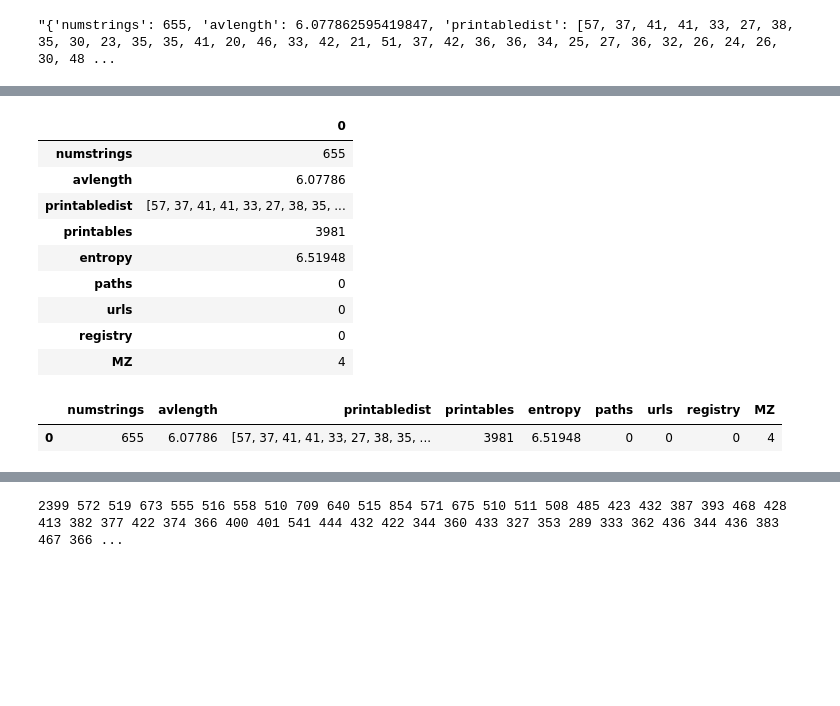
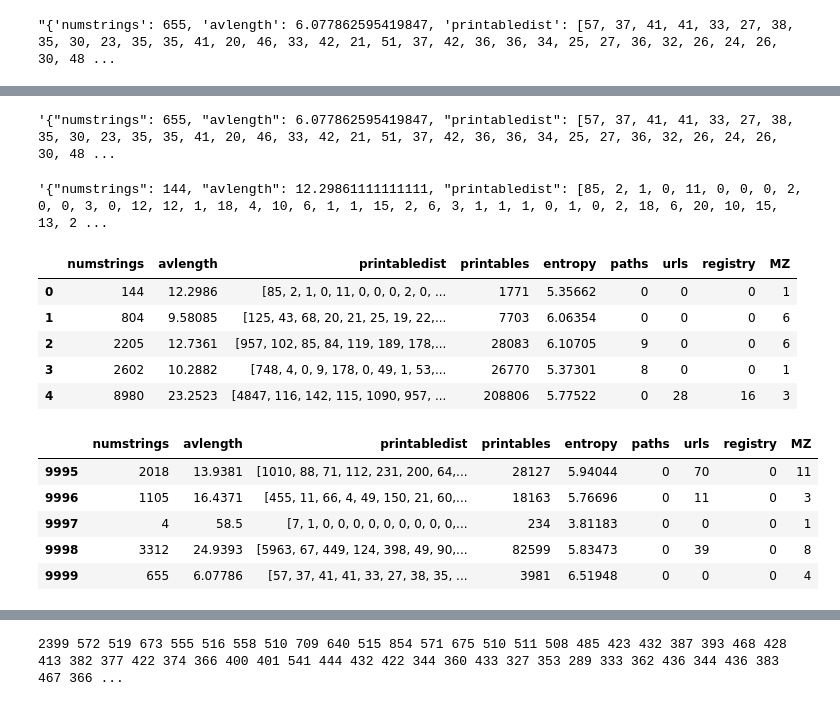
Before and after one commit to Hoseo-IELab/Hoseo_AI_Competition, a Jupyter notebook: Acc100.ipynb, the cells around one changed output, grey strips where cells are left out. Saved outputs shown, nothing was run; the diff lists cells and outputs as text; code cells hidden in the pictures; blank space fills up the shorter version.

Commit message:
complete processing Feature_Group_C

```diff
--- a/Acc100.ipynb
+++ b/Acc100.ipynb
@@ -130,7 +109,0 @@ abcd2
-# %%
-characters = "\'"
-
-for x in range(len(characters)):
-    abcd2 = abcd2.replace(characters[x],"\"")
-
-print(abcd2)
@@ -139,2 +109,0 @@ print(abcd2)
-# %%
-json.loads(abcd2)
@@ -159,2 +109,0 @@ json.loads(abcd2)
-# %%
-abcd3 = json.loads(abcd2)
@@ -163,18 +110,35 @@ abcd4 = pd.DataFrame.from_dict(abcd3, orient='index')
-# %%
-abcd4
-# %% [output]
-|  | 0 |
-| numstrings | 655 |
-| avlength | 6.07786 |
-| printabledist | [57, 37, 41, 41, 33, 27, 38, 35, ... |
-| printables | 3981 |
-| entropy | 6.51948 |
-| paths | 0 |
-| urls | 0 |
-| registry | 0 |
-| MZ | 4 |
-# %%
-abcd4.T
-# %% [output]
-|  | numstrings | avlength | printabledist | printables | entropy | paths | urls | registry | MZ |
-| 0 | 655 | 6.07786 | [57, 37, 41, 41, 33, 27, 38, 35, ... | 3981 | 6.51948 | 0 | 0 | 0 | 4 |
+# %%
+modify_feature_group_C[0]
+# %% [output]
+'{"numstrings": 655, "avlength": 6.077862595419847, "printabledist": [57, 37, 41, 41, 33, 27, 38, 35, 30, 23, 35, 35, 41, 20, 46, 33, 42, 21, 51, 37, 42, 36, 36, 34, 25, 27, 36, 32, 26, 24, 26, 30, 48 ...
+# %%
+modify_feature_group_C[9999]
+# %% [output]
+'{"numstrings": 144, "avlength": 12.29861111111111, "printabledist": [85, 2, 1, 0, 11, 0, 0, 0, 2, 0, 0, 3, 0, 12, 12, 1, 18, 4, 10, 6, 1, 1, 15, 2, 6, 3, 1, 1, 1, 0, 1, 0, 2, 18, 6, 20, 10, 15, 13, 2 ...
+# %%
+feature_group_c_df = pd.DataFrame(columns=['numstrings','avlength','printabledist','printables','entropy','paths','urls',
+                                           'registry','MZ'])
+
+for x in range(len(modify_feature_group_C)):
+    temp = json.loads(modify_feature_group_C[x])
+    temp2 = pd.DataFrame.from_dict(temp, orient='index')
+    temp2 = temp2.T
+    feature_group_c_df = pd.concat([temp2, feature_group_c_df], ignore_index=True)
+# %%
+feature_group_c_df.head()
+# %% [output]
+|  | numstrings | avlength | printabledist | printables | entropy | paths | urls | registry | MZ |
+| 0 | 144 | 12.2986 | [85, 2, 1, 0, 11, 0, 0, 0, 2, 0, ... | 1771 | 5.35662 | 0 | 0 | 0 | 1 |
+| 1 | 804 | 9.58085 | [125, 43, 68, 20, 21, 25, 19, 22,... | 7703 | 6.06354 | 0 | 0 | 0 | 6 |
+| 2 | 2205 | 12.7361 | [957, 102, 85, 84, 119, 189, 178,... | 28083 | 6.10705 | 9 | 0 | 0 | 6 |
+| 3 | 2602 | 10.2882 | [748, 4, 0, 9, 178, 0, 49, 1, 53,... | 26770 | 5.37301 | 8 | 0 | 0 | 1 |
+| 4 | 8980 | 23.2523 | [4847, 116, 142, 115, 1090, 957, ... | 208806 | 5.77522 | 0 | 28 | 16 | 3 |
+# %%
+feature_group_c_df.tail()
+# %% [output]
+|  | numstrings | avlength | printabledist | printables | entropy | paths | urls | registry | MZ |
+| 9995 | 2018 | 13.9381 | [1010, 88, 71, 112, 231, 200, 64,... | 28127 | 5.94044 | 0 | 70 | 0 | 11 |
+| 9996 | 1105 | 16.4371 | [455, 11, 66, 4, 49, 150, 21, 60,... | 18163 | 5.76696 | 0 | 11 | 0 | 3 |
+| 9997 | 4 | 58.5 | [7, 1, 0, 0, 0, 0, 0, 0, 0, 0, 0,... | 234 | 3.81183 | 0 | 0 | 0 | 1 |
+| 9998 | 3312 | 24.9393 | [5963, 67, 449, 124, 398, 49, 90,... | 82599 | 5.83473 | 0 | 39 | 0 | 8 |
+| 9999 | 655 | 6.07786 | [57, 37, 41, 41, 33, 27, 38, 35, ... | 3981 | 6.51948 | 0 | 0 | 0 | 4 |
```
Also changed, not shown: parts of 17 cells of this notebook.
